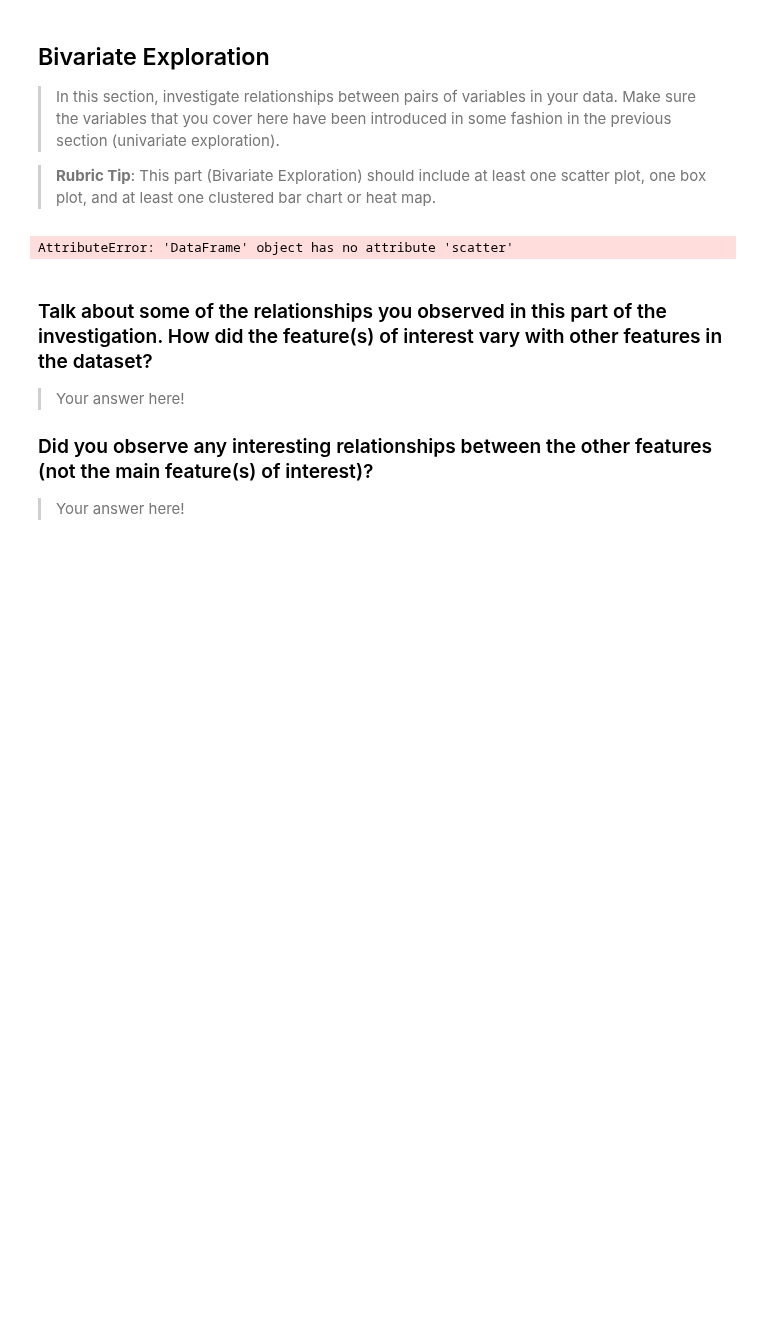
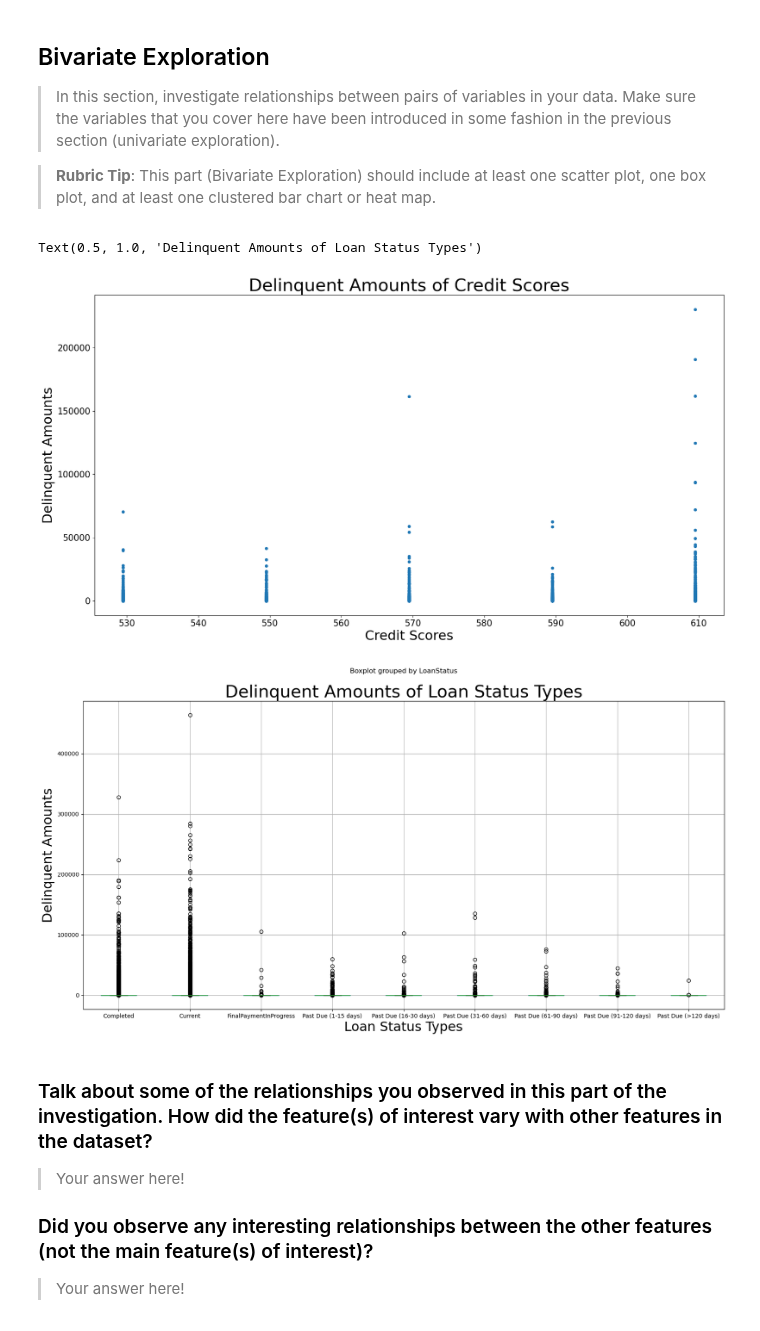
Before and after one commit to jwGitHub9860/Communicate_Data_Findings, a Jupyter notebook: Part_I_exploration_template.ipynb, the cells around one changed output. Drawn from its saved outputs; the diff is of its cells as text; code cells hidden in the pictures; blank space fills up the shorter version.

Commit message:
refactor: Refactoring production code
In code cell for "Bivariate Exploration" section of first jupyter file for exploratory data analysis:

- Change code for creating dataframe for scatterplot
- Change code for creating scatterplot
- Change code for scatterplot x-label, y-label, and title
- Add code for creating dataframe for box plot
- Add code for creating box plot
- Add code for box plot x-label, y-label, and title
- Add three separation lines to distinguish between code for dataframe of scatterplot, code for creating scatterplot, code for dataframe of box plot, and code for creating box plot

```diff
--- a/Part_I_exploration_template.ipynb
+++ b/Part_I_exploration_template.ipynb
@@ -283,31 +283,58 @@ Since the **first histogram** showed that there was an unusually large amount of
 > In this section, investigate relationships between pairs of variables in your data. Make sure the variables that you cover here have been introduced in some fashion in the previous section (univariate exploration).
 
 > **Rubric Tip**: This part (Bivariate Exploration) should include at least one scatter plot, one box plot, and at least one clustered bar chart or heat map.
-# %%
-# Code for creating new dataframe with Completed Loans ONLY for scatterplot
-# creates dataframe with completed loans
-df_prosper_complete_loans_data = df_prosper_loan_data[df_prosper_loan_data["LoanStatus"] == 'Completed']
-
-# creates dataframe with "LoanStatus" & "YearlyIncome" columns of completed loans ONLY
-df_prosper_complete_loans_and_yearly_incomes_data = df_prosper_complete_loans_data[["LoanStatus", "YearlyIncome"]]
-
-
-# Code for investigating dataset
-# creates & displays histogram for "df_prosper_loan_data"
-#df_prosper_complete_loans_and_yearly_incomes_data.scatter(xlabelsize=14, figsize=(19.5,10))
-
-df_prosper_loan_data.plot(x='city', y='Pollution Level (Air Quality Index values)', kind='scatter', title='Most Polluted Cities during 2019', rot=45, fontsize=13) # creates & displays first graph for "merged_df_highest_city_population_and_pollution_2019" ("rot=45" ensures x-axis labels are slanted, so ALL Labels can be read)
-
-# adds x-axis label to histogram
-plt.xlabel('Yearly Income', fontsize=19)
-
-# adds y-axis label to histogram
-plt.ylabel('Frequency', fontsize=19)
-
-# adds title to histogram
-plt.title('Amount of Completed Loans among Yearly Incomes', fontsize=25)
-# %% [output]
-AttributeError: 'DataFrame' object has no attribute 'scatter'
+# %%
+# Code for creating new dataframe of scatterplot
+# creates dataframe with credit scores between 300-629
+#df_prosper_loan_data_lowest_credit_scores = df_prosper_loan_data[df_prosper_loan_data["CreditScore"] <= 629]
+
+# creates dataframe with "CreditScore" & "AmountDelinquent" columns ONLY
+df_lowest_credit_scores_and_delinquent_amounts = df_prosper_loan_data_lowest_credit_scores[["CreditScore", "AmountDelinquent"]]
+
+# -------------------- REMOVE THIS LINE LATER
+
+# Code for creating scatterplot
+# creates & displays scatterplot for "df_lowest_credit_scores_and_delinquent_amounts"
+#df_lowest_credit_scores_and_delinquent_amounts.scatter(xlabelsize=14, figsize=(19.5,10))
+df_lowest_credit_scores_and_delinquent_amounts.plot(x='CreditScore', y='AmountDelinquent', kind='scatter', title='Delinquent Amounts of Credit Scores', figsize=(19.5,10), rot=0, fontsize=15) # creates & displays first graph for "df_lowest_credit_scores_and_delinquent_amounts" ("rot=0" ensures x-axis labels are horizontal, so ALL Labels can be read)
+
+# adds x-axis label to scatterplot
+plt.xlabel('Credit Scores', fontsize=23) # Must Be SEPARATE From Code For Scatterplot to SPECIFY X-LABEL SIZE
+
+# adds y-axis label to scatterplot
+plt.ylabel('Delinquent Amounts', fontsize=23) # Must Be SEPARATE From Code For Scatterplot to SPECIFY Y-LABEL SIZE
+
+# adds title to scatterplot
+plt.title('Delinquent Amounts of Credit Scores', fontsize=30) # Must Be SEPARATE From Code For Scatterplot to SPECIFY TITLE SIZE
+
+# -------------------- REMOVE THIS LINE LATER
+
+# Code for creating new dataframe of box plot
+# creates dataframe with completed loans               DO I NEED THIS?
+#df_prosper_complete_loans_data = df_prosper_loan_data[df_prosper_loan_data["LoanStatus"] == 'Completed']         DO I NEED THIS?
+
+# creates dataframe with "CreditScore" & "AmountDelinquent" columns ONLY
+df_loan_status_and_delinquent_amounts = df_prosper_loan_data[["LoanStatus", "AmountDelinquent"]]
+
+# -------------------- REMOVE THIS LINE LATER
+
+# Code for creating box plot
+# creates & displays scatterplot for "df_loan_status_and_delinquent_amounts"
+#df_loan_status_and_delinquent_amounts.plot(x='LoanStatus', y='AmountDelinquent', kind='box', title='Delinquent Amounts of Loan Status Types', figsize=(19.5,10), rot=45, fontsize=13) # creates & displays first graph for "df_loan_status_and_delinquent_amounts" ("rot=45" ensures x-axis labels are slanted, so ALL Labels can be read)
+df_loan_status_and_delinquent_amounts.boxplot(column='AmountDelinquent', by='LoanStatus', rot=0, figsize=(19.5,10)) # creates & displays first graph for "df_loan_status_and_delinquent_amounts" ("rot=0" ensures x-axis labels are horizontal, so ALL Labels can be read)
+
+# adds x-axis label to box plot
+plt.xlabel('Loan Status Types', fontsize=23) # Must Be SEPARATE From Code For Scatterplot to SPECIFY X-LABEL SIZE
+
+# adds y-axis label to box plot
+plt.ylabel('Delinquent Amounts', fontsize=23) # Must Be SEPARATE From Code For Scatterplot to SPECIFY Y-LABEL SIZE
+
+# adds title to box plot
+plt.title('Delinquent Amounts of Loan Status Types', fontsize=30) # Must Be SEPARATE From Code For Scatterplot to SPECIFY TITLE SIZE
+# %% [output]
+Text(0.5, 1.0, 'Delinquent Amounts of Loan Status Types')
+[figure, added]
+[figure, added]
 # %% [markdown]
 ### Talk about some of the relationships you observed in this part of the investigation. How did the feature(s) of interest vary with other features in the dataset?
 
```
